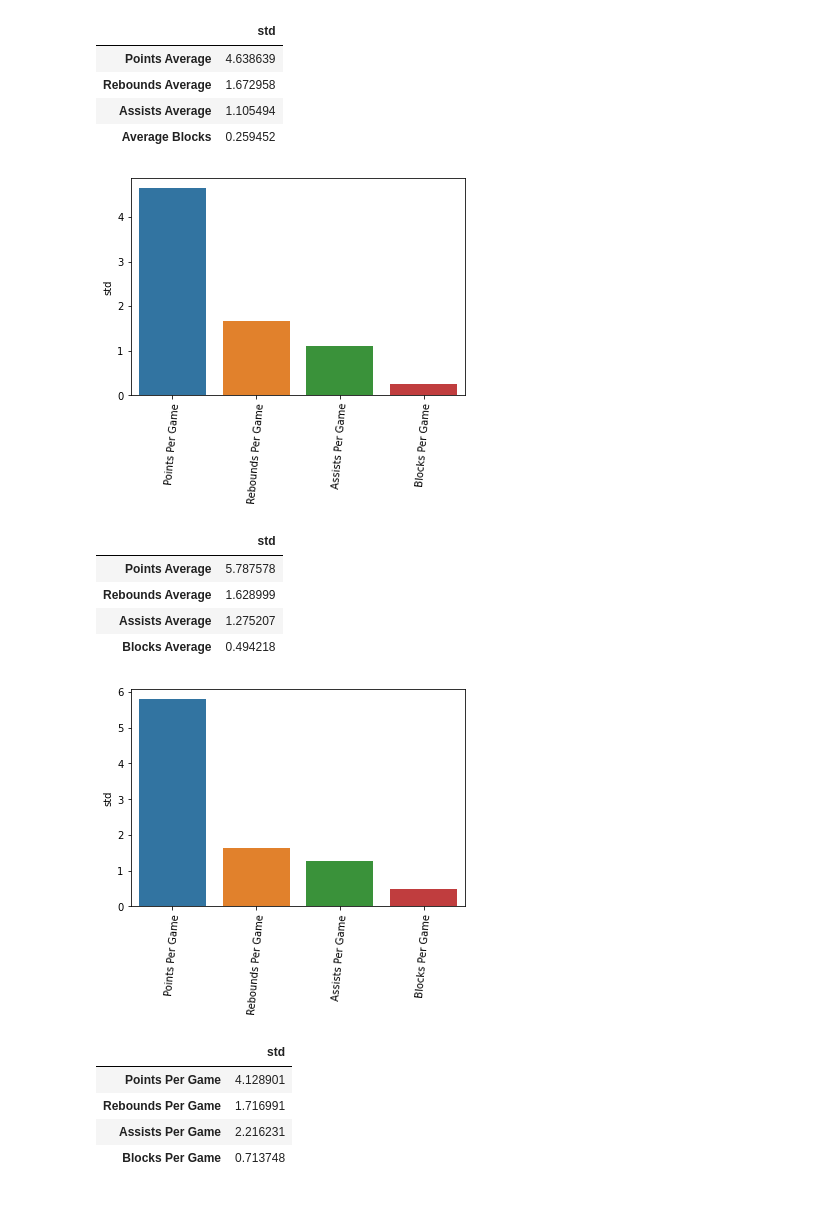
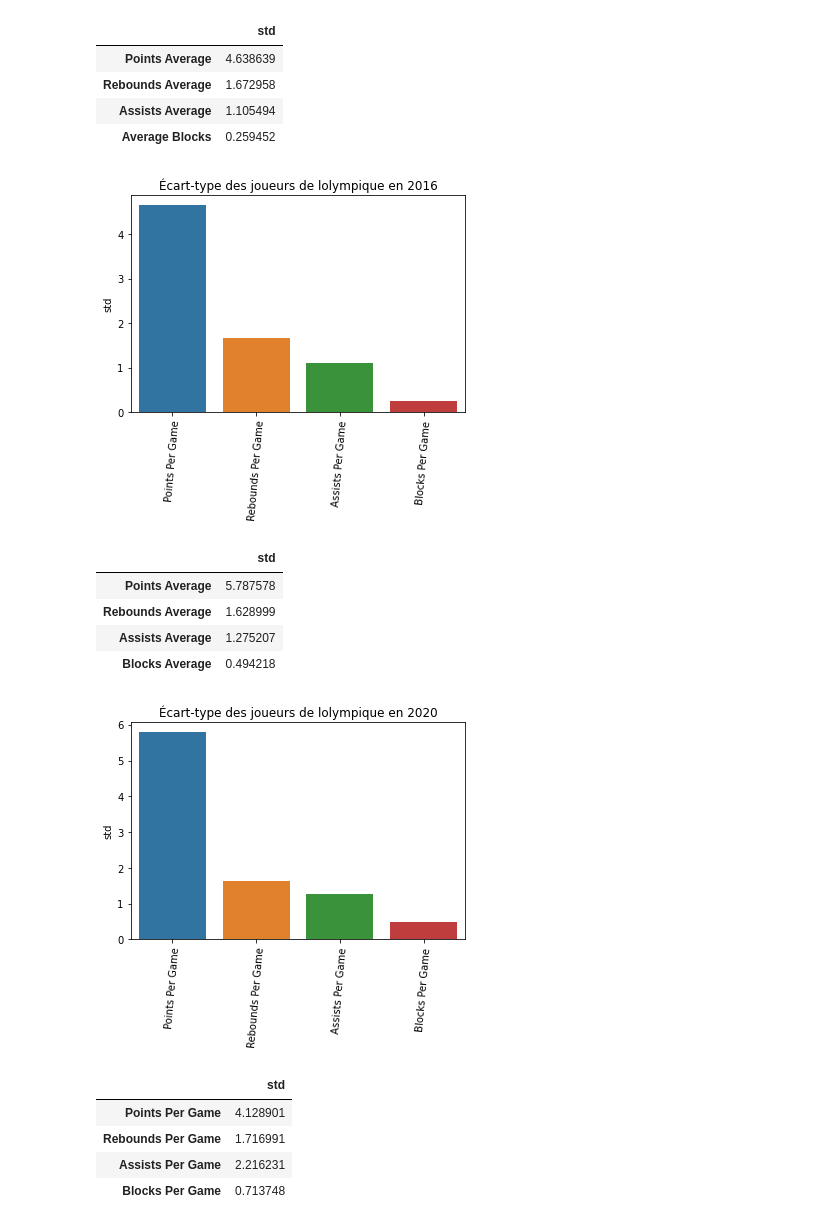
Before and after one commit to PhilippeBellefeuille/ProjetProgrammationGestion, a Jupyter notebook: Project.ipynb, the cells around one changed output. Saved outputs shown, nothing was run; the diff lists cells and outputs as text; code cells hidden in the pictures.

```diff
--- a/Project.ipynb
+++ b/Project.ipynb
@@ -118,9 +118,9 @@ stdjoNBA2016
 | Assists per game | 2.765744 |
 | Blocks per Game | 0.540248 |
 # %%
-#NOTE: OUBLIONS PAS D'AJOUTER LES TITRES(CELA VA EXPLIQUER MIEUX LA REPRÉSENTATION DE NOS DONNÉES)
 import seaborn
 graph_stdjoNBA2016 = seaborn.barplot(x=['Points Per Game','Rebounds Per Game','Assists Per Game','Blocks Per Game'] ,y='std',data=stdjoNBA2016)
 for item in graph_stdjoNBA2016.get_xticklabels():
         item.set_rotation(85)
+        graph_stdjoNBA2016.set_title('Écart-type des joueurs de NBA en 2016')
 # %% [output]
@@ -143,4 +143,5 @@ stdjoNBA2020
 graph_stdjoNBA2020 = seaborn.barplot(x=['Points Per Game','Rebounds Per Game','Assists Per Game','Blocks Per Game'] ,y='std',data=stdjoNBA2020)
 for item in graph_stdjoNBA2020.get_xticklabels():
         item.set_rotation(85)
+        graph_stdjoNBA2020.set_title('Écart-type des joueurs de NBA en 2020')
 # %% [output]
@@ -159,12 +160,12 @@ stdjoOLY2016
 | Assists Average | 1.105494 |
 | Average Blocks | 0.259452 |
 # %%
-#NOTE: OUBLIONS PAS D'AJOUTER LES TITRES(CELA VA EXPLIQUER MIEUX LA REPRÉSENTATION DE NOS DONNÉES)
 graph_stdjoOLY2016 = seaborn.barplot(x=['Points Per Game','Rebounds Per Game','Assists Per Game','Blocks Per Game'] ,y='std',data=stdjoOLY2016)
 for item in graph_stdjoOLY2016.get_xticklabels():
         item.set_rotation(85)
+        graph_stdjoOLY2016.set_title('Écart-type des joueurs de lolympique en 2016')
 # %% [output]
-[figure, old version]
+[figure, new version]
 # %%
 ##1.3.L'ÉCART-TYPE DES JOUEURS DE OLYMPIQUE 2020(stdjoOLY2020):
 stdjoOLY2020= joueurJO2020.agg({"Points Average": ["std"],
@@ -179,12 +180,12 @@ stdjoOLY2020
 | Assists Average | 1.275207 |
 | Blocks Average | 0.494218 |
 # %%
-#NOTE: OUBLIONS PAS D'AJOUTER LES TITRES(CELA VA EXPLIQUER MIEUX LA REPRÉSENTATION DE NOS DONNÉES)
 graph_stdjoOLY2020 = seaborn.barplot(x=['Points Per Game','Rebounds Per Game','Assists Per Game','Blocks Per Game'] ,y='std',data=stdjoOLY2020)
 for item in graph_stdjoOLY2020.get_xticklabels():
         item.set_rotation(85)
+        graph_stdjoOLY2020.set_title('Écart-type des joueurs de lolympique en 2020')
 # %% [output]
-[figure, old version]
+[figure, new version]
 # %%
 ##2.1.TROUVER L'ÉCART-TYPE L'ÉQUIPE NBA 2016(stdEquipeNBA2016):
 stdEquipeNBA2016 = equipeNBA2016.agg(
```
Also changed, not shown: parts of 6 cells of this notebook.
